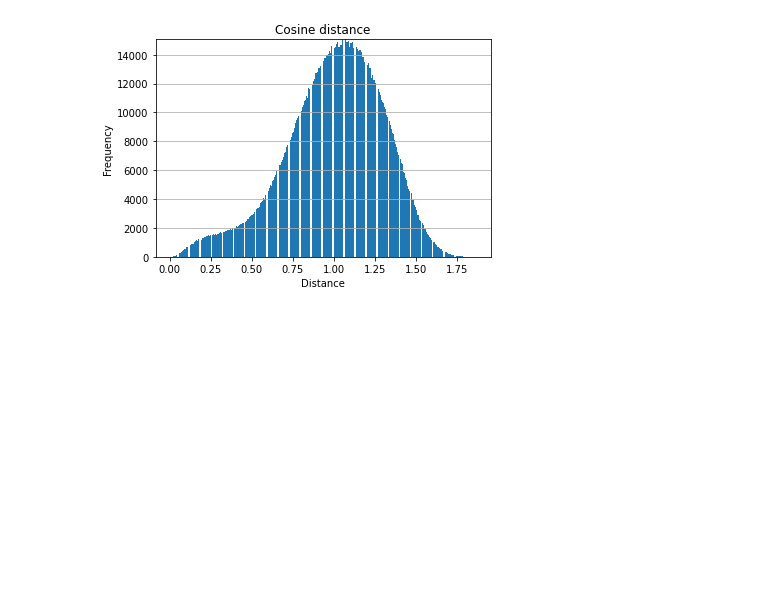
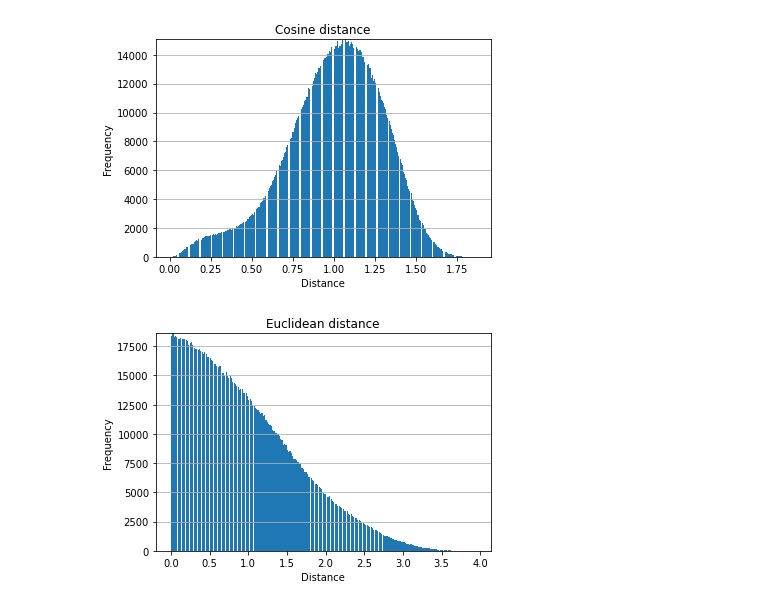
Before and after one commit to marcelomendoza/IIC2433, a Jupyter notebook: codes/2 - DISTANCIAS, PROXIMIDADES Y PCA.ipynb, the cells around one changed output. Saved outputs shown, nothing was run; the diff lists cells and outputs as text; code cells hidden in the pictures; blank space fills up the shorter version.

```diff
--- a/codes/2 - DISTANCIAS, PROXIMIDADES Y PCA.ipynb
+++ b/codes/2 - DISTANCIAS, PROXIMIDADES Y PCA.ipynb
@@ -125,3 +132,13 @@ plot_hist(x_euc, 'Euclidean distance')
 plot_hist(x_cos, 'Cosine distance')
 # %% [output]
 [figure]
+# %%
+pca = PCA(n_components=1)
+X_= pca.fit_transform(X)
+# %%
+x_euc = euclidean_pairwise(X_)
+x_cos = cosine_pairwise(X_)
+# %%
+plot_hist(x_euc, 'Euclidean distance')
+# %% [output]
+[figure, added]
```
Also changed, not shown: parts of 3 cells of this notebook, 1 other file.
